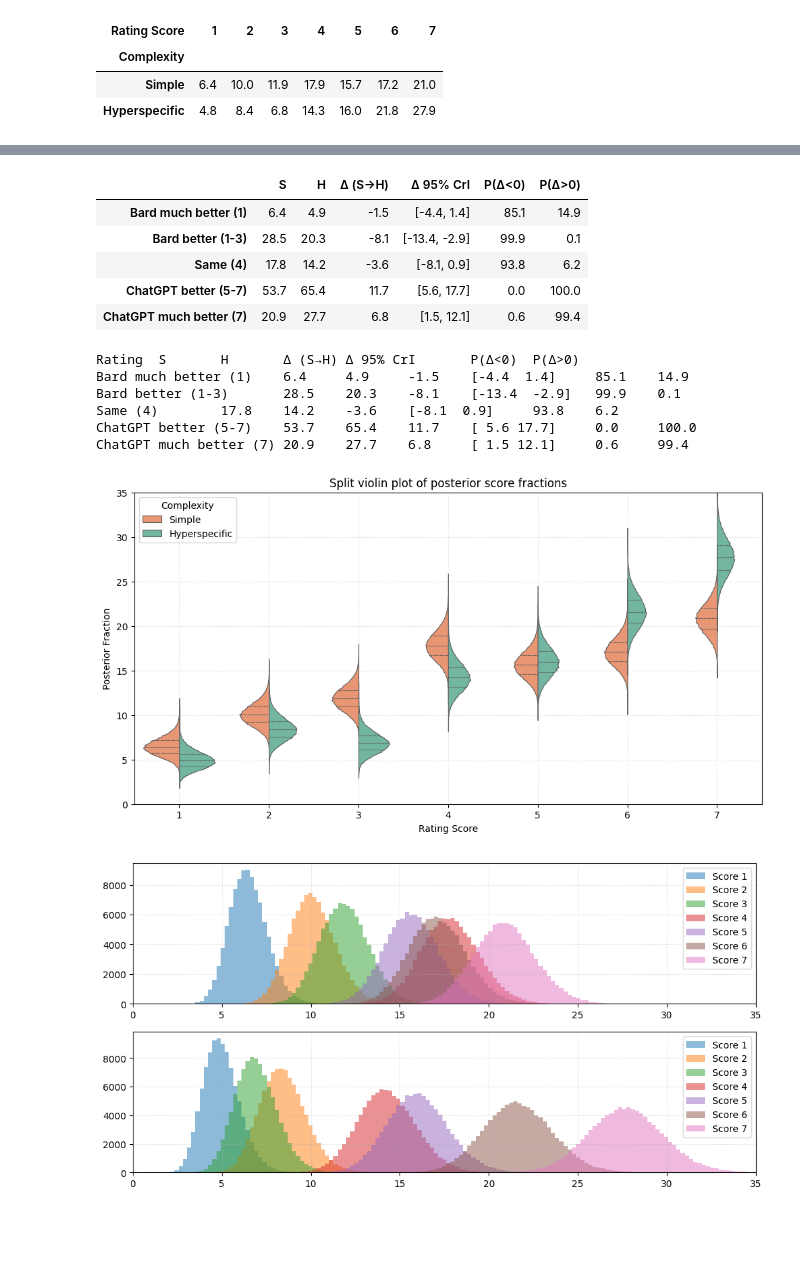
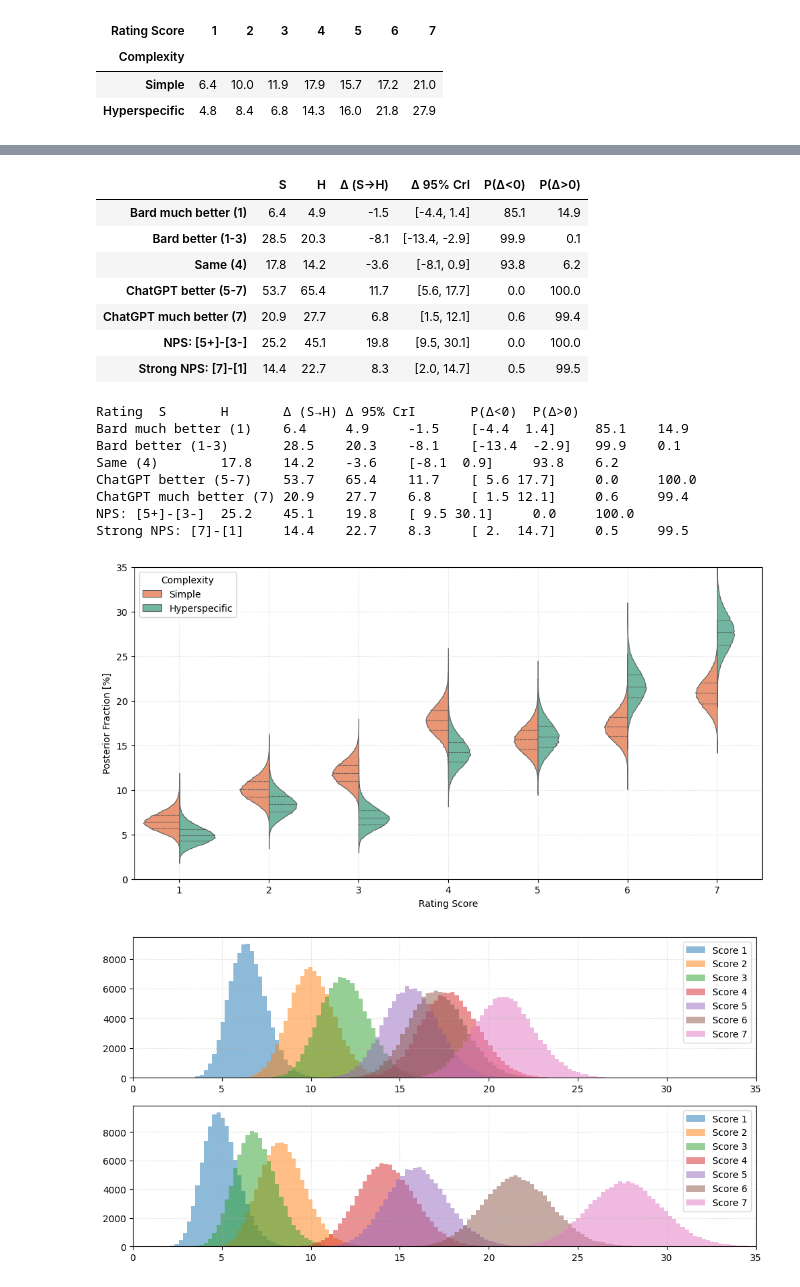
Before and after one commit to aswyatt/DA-Python, a Jupyter notebook: Interview/Data Analysis 1/Human Eval Bard.ipynb, the cells around one changed output, grey strips where cells are left out. Cells and saved outputs as stored; diff of their text form; code cells hidden in the pictures; blank space fills up the shorter version.

```diff
--- a/Interview/Data Analysis 1/Human Eval Bard.ipynb
+++ b/Interview/Data Analysis 1/Human Eval Bard.ipynb
@@ -555,26 +554,58 @@ masks = {
 # %%
+def bayesian_summary(s):
+    d = np.diff(s, axis=0).flatten()
+    return [
+        *np.median(s, axis=1),
+        np.median(d),
+        np.percentile(d, [2.5, 97.5]),
+        100 * (d < 0).mean(),
+        100 * (d > 0).mean(),
+    ]
+
+
 data = []
 for k, m in masks.items():
     s = samples[..., m].sum(axis=-1)
-    d = np.diff(s, axis=0).flatten()
-    data.append(
-        [
-            *np.median(s, axis=1),
-            np.median(d),
-            np.percentile(d, [2.5, 97.5]),
-            100 * (d < 0).mean(),
-            100 * (d > 0).mean(),
-        ]
+    data.append(bayesian_summary(s))
+
+# NPS Scores
+keys = list(masks.keys())
+data.append(
+    bayesian_summary(
+        (samples[..., masks[keys[-2]]] - samples[..., masks[keys[1]]]).sum(axis=-1)
     )
-# pd.DataFrame(data, index=masks.keys())
+)
+data.append(
+    bayesian_summary(
+        (samples[..., masks[keys[-1]]] - samples[..., masks[keys[0]]]).sum(axis=-1)
+    )
+)
+
+        # f"NPS: (#>{neutral_score})-(#<{neutral_score})",
+        # f"Strong NPS: (#={scores[-1]})-(#={scores[0]})",
+
 data = pd.DataFrame(
     data,
-    index=masks.keys(),
-    columns=[*[c[0] for c in complexity], "\u0394 (S\u2192H)", "\u0394 95% CrI", "P(\u0394<0)", "P(\u0394>0)"],
+    index=[
+        *keys,
+        f"NPS: [{neutral_score+1}+]-[{neutral_score-1}-]",
+        f"Strong NPS: [{scores[-1]}]-[{scores[0]}]",
+    ],
+    columns=[
+        *[c[0] for c in complexity],
+        "\u0394 (S\u2192H)",
+        "\u0394 95% CrI",
+        "P(\u0394<0)",
+        "P(\u0394>0)",
+    ],
 )
 
-display(d:=data.map(lambda x: np.round(x, 1) if isinstance(x, np.ndarray) else np.round(x, 1)))
-print(d.to_csv(sep='\t', index=True, index_label="Rating", float_format="%.1f"))
+display(
+    d := data.map(
+        lambda x: np.round(x, 1) if isinstance(x, np.ndarray) else np.round(x, 1)
+    )
+)
+print(d.to_csv(sep="\t", index=True, index_label="Rating", float_format="%.1f"))
 # %% [output]
 |  | S | H | Δ (S→H) | Δ 95% CrI | P(Δ<0) | P(Δ>0) |
 | Bard much better (1) | 6.4 | 4.9 | -1.5 | [-4.4, 1.4] | 85.1 | 14.9 |
@@ -582,12 +613,16 @@ print(d.to_csv(sep='\t', index=True, index_label="Rating", float_format="%.1f"))
 | Same (4) | 17.8 | 14.2 | -3.6 | [-8.1, 0.9] | 93.8 | 6.2 |
 | ChatGPT better (5-7) | 53.7 | 65.4 | 11.7 | [5.6, 17.7] | 0.0 | 100.0 |
 | ChatGPT much better (7) | 20.9 | 27.7 | 6.8 | [1.5, 12.1] | 0.6 | 99.4 |
+| NPS: [5+]-[3-] | 25.2 | 45.1 | 19.8 | [9.5, 30.1] | 0.0 | 100.0 |
+| Strong NPS: [7]-[1] | 14.4 | 22.7 | 8.3 | [2.0, 14.7] | 0.5 | 99.5 |
 Rating  S       H       Δ (S→H) Δ 95% CrI       P(Δ<0)  P(Δ>0)
 Bard much better (1)    6.4     4.9     -1.5    [-4.4  1.4]     85.1    14.9
 Bard better (1-3)       28.5    20.3    -8.1    [-13.4  -2.9]   99.9    0.1
 Same (4)        17.8    14.2    -3.6    [-8.1  0.9]     93.8    6.2
 ChatGPT better (5-7)    53.7    65.4    11.7    [ 5.6 17.7]     0.0     100.0
 ChatGPT much better (7) 20.9    27.7    6.8     [ 1.5 12.1]     0.6     99.4
+NPS: [5+]-[3-]  25.2    45.1    19.8    [ 9.5 30.1]     0.0     100.0
+Strong NPS: [7]-[1]     14.4    22.7    8.3     [ 2.  14.7]     0.5     99.5
 # %%
 # Reshape into long DataFrame for seaborn
 data = []
@@ -595,36 +630,36 @@ for i, comp in enumerate(complexity):
     for j, score in enumerate(scores):
         data.extend(
             [
                 {"Complexity": comp, "Score": score, "Fraction": val}
                 for val in samples[i, :, j]
             ]
         )
 
 data = pd.DataFrame(data)
 
 fig, ax = figure()
 sns.violinplot(
     data=data,
     x="Score",
     y="Fraction",
     hue="Complexity",
     split=True,
     inner="quartile",
     density_norm="area",
     bw_adjust=0.2,
     palette=sns.color_palette("Set2")[1::-1],
     ax=ax,
     linewidth=0.8,
 )
-ax.set_title("Split violin plot of posterior score fractions")
-ax.set_ylabel("Posterior Fraction")
+# ax.set_title("Split violin plot of posterior score fractions")
+ax.set_ylabel("Posterior Fraction [%]")
 ax.set_xlabel("Rating Score")
 ax.grid(ls=":", alpha=0.5)
 ax.legend(title="Complexity", loc="upper left")
 ax.set_ylim([0, 35])
 plt.show()
 # %% [output]
-[figure, old version]
+[figure, new version]
 # %%
 fix, axs = figure(nrows=2)
 for na, ax in enumerate(axs):
```
Also changed, not shown: parts of 2 cells of this notebook.
